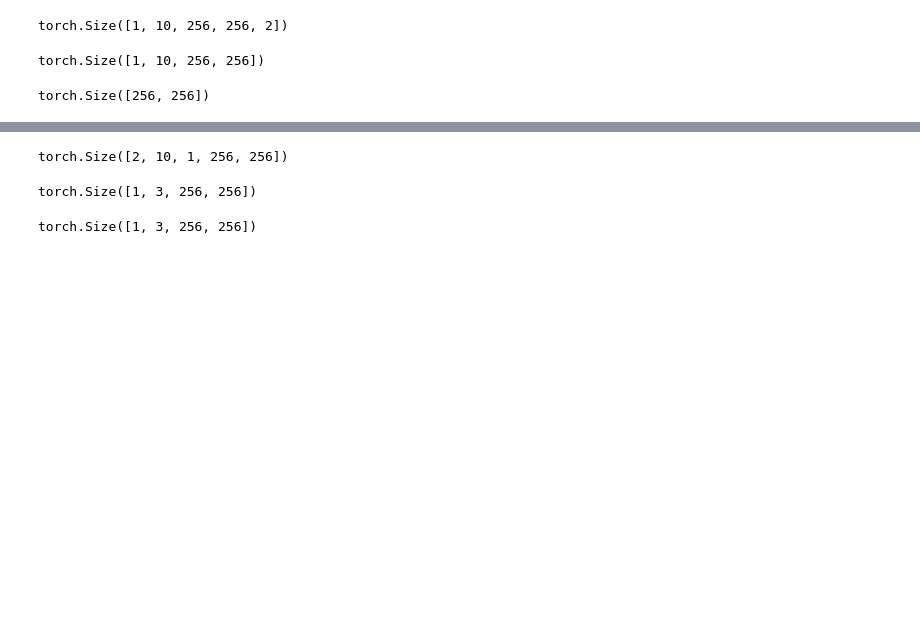
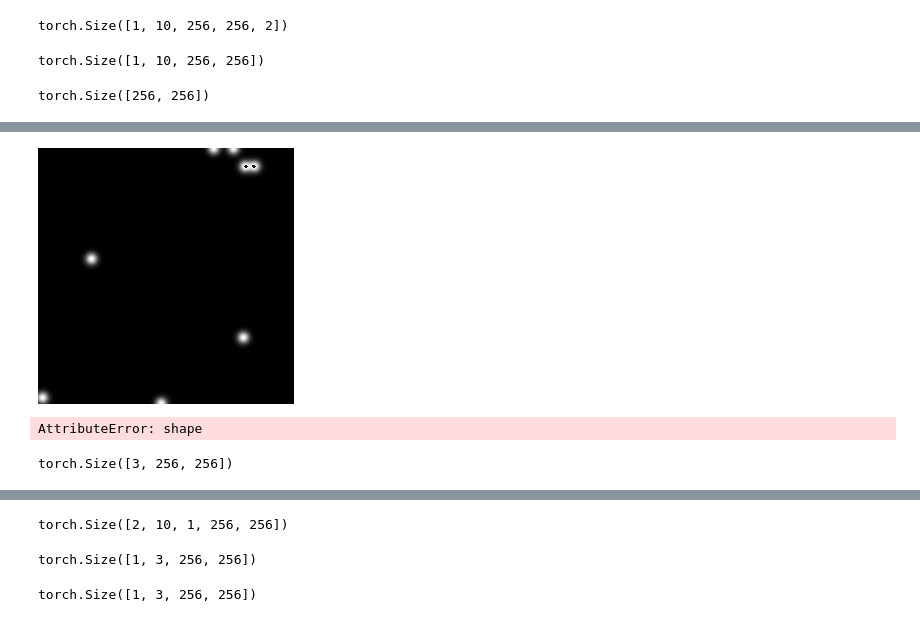
Before and after one commit to puhuk/Research_notes, a Jupyter notebook: Unsupervised_video_generation/Monkey-Net_from_scratch/Visualization.ipynb, the cells around one changed output, grey strips where cells are left out. Drawn from its saved outputs; the diff is of its cells as text; code cells hidden in the pictures; blank space fills up the shorter version.

```diff
--- a/Unsupervised_video_generation/Monkey-Net_from_scratch/Untitled.ipynb
+++ b/Unsupervised_video_generation/Monkey-Net_from_scratch/Visualization.ipynb
@@ -54,7 +54,7 @@ img.shape
 # %% [output]
 (218, 178, 3)
 # %%
-img = torch.tensor(cv2.resize(cv2.imread('../../../../../../../dataset/celebA/img_align_celeba/000011.jpg'),(256,256))).float()
+img = torch.tensor(cv2.resize(cv2.imread('../../../../../../../dataset/celebA/img_align_celeba/000010.jpg'),(256,256))).float()
 img.shape
 # %% [output]
 torch.Size([256, 256, 3])
@@ -172,0 +167,10 @@ RuntimeError: Can't call numpy() on Tensor that requires grad. Use tensor.detach
+# %%
+h_img = TF.to_pil_image(out[0][0]+out[0][1]+out[0][2]+out[0][3]+out[0][4]+out[0][5]+out[0][6]+out[0][7])
+
+h_img
+# %% [output]
+[figure, added]
+# %%
+h_img.shape
+# %% [output]
+AttributeError: shape
@@ -172,0 +180,14 @@ RuntimeError: Can't call numpy() on Tensor that requires grad. Use tensor.detach
+# %%
+img = torch.tensor(cv2.resize(cv2.imread('../../../../../../../dataset/celebA/img_align_celeba/000015.jpg'),(256,256))).float().permute(2,0,1)
+print(img.shape)
+
+heatmap = torch.Tensor(out[0][0]+out[0][1]+out[0][2]+out[0][3]+out[0][4]+out[0][5]+out[0][6]+out[0][7]).unsqueeze(0)
+img = TF.to_pil_image(img)  # assuming your image in x
+
+heatmap = torch.cat((heatmap, torch.zeros(2, 256, 256)))
+# h_img = TF.to_pil_image(heatmap)
+
+h_img = TF.to_pil_image(heatmap)
+res = Image.blend(img, h_img, 0.5)
+# %% [output]
+torch.Size([3, 256, 256])
```
Also changed, not shown: parts of 10 cells of this notebook, 2 other files.
